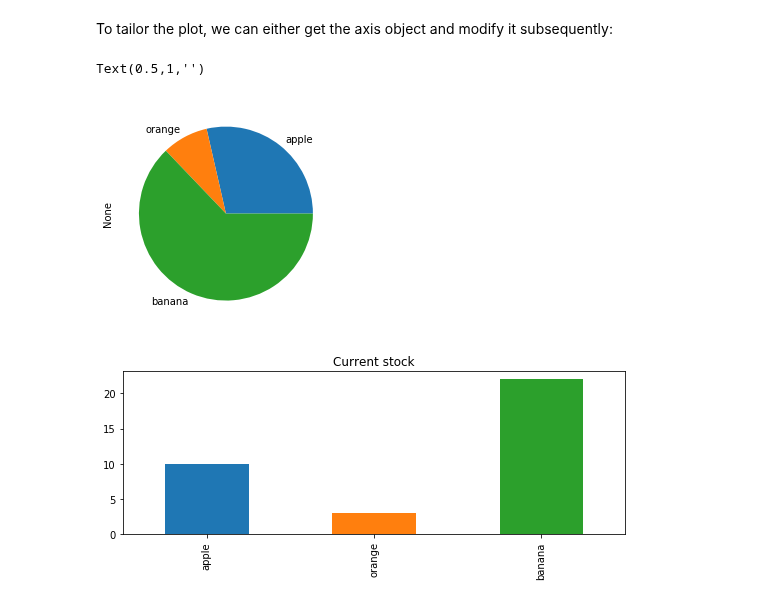
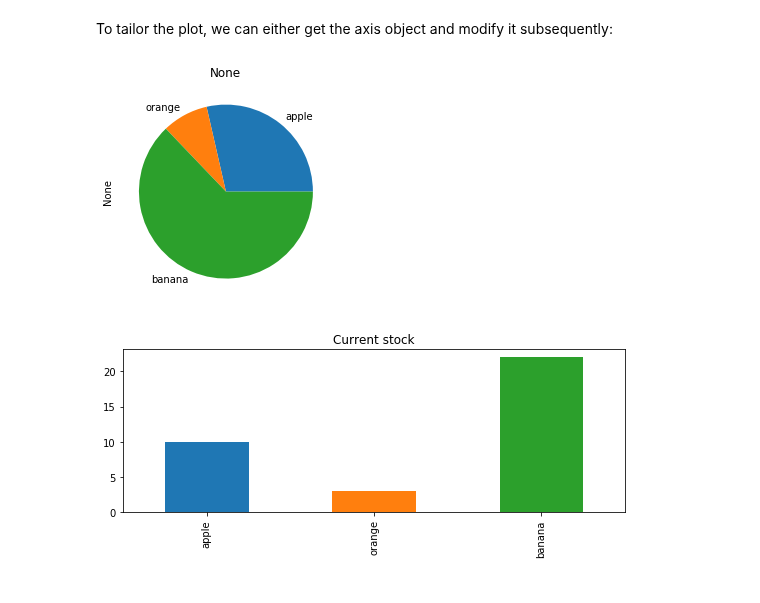
Before and after one commit to fangohr/introduction-to-python-for-computational-science-and-engineering, a Jupyter notebook: 17-pandas.ipynb, the cells around one changed output. Drawn from its saved outputs; the diff is of its cells as text; code cells hidden in the pictures.

```diff
--- a/17-pandas.ipynb
+++ b/17-pandas.ipynb
@@ -282,11 +282,10 @@ To tailor the plot, we can either get the axis object and modify it subsequently
 # %%
 ax = stock.plot.pie()
 ax.set_aspect(1)
 ax.set_ylabel(None);
-ax.set_title("")
+ax.set_title(None);
 # %% [output]
-Text(0.5,1,'')
-[figure, old version]
+[figure, new version]
 # %%
 import matplotlib.pyplot as plt
 fig, ax = plt.subplots(1, 1, figsize=(9, 3))
```
Also changed, not shown: parts of 3 cells of this notebook.
